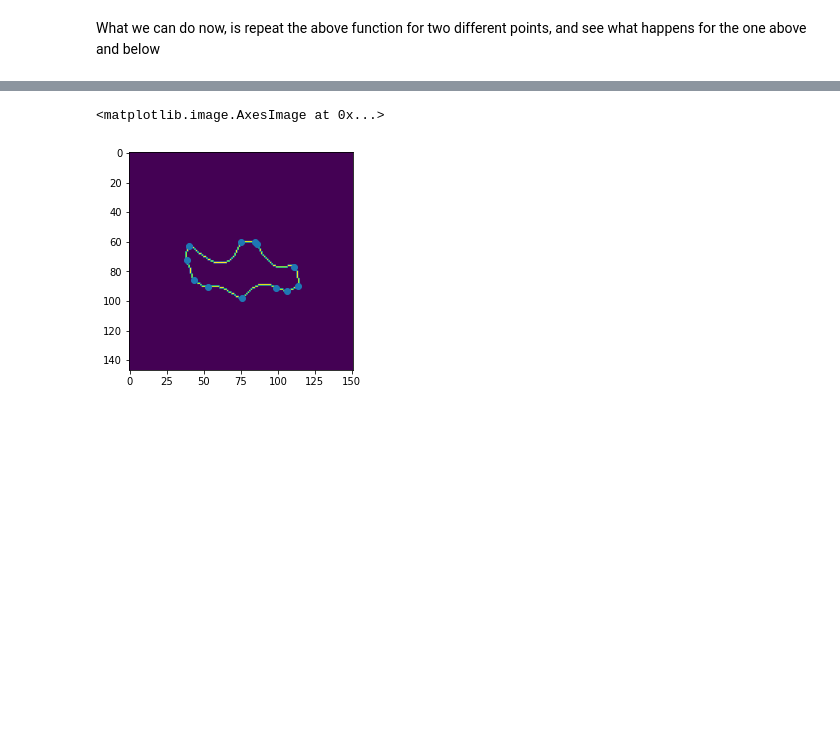
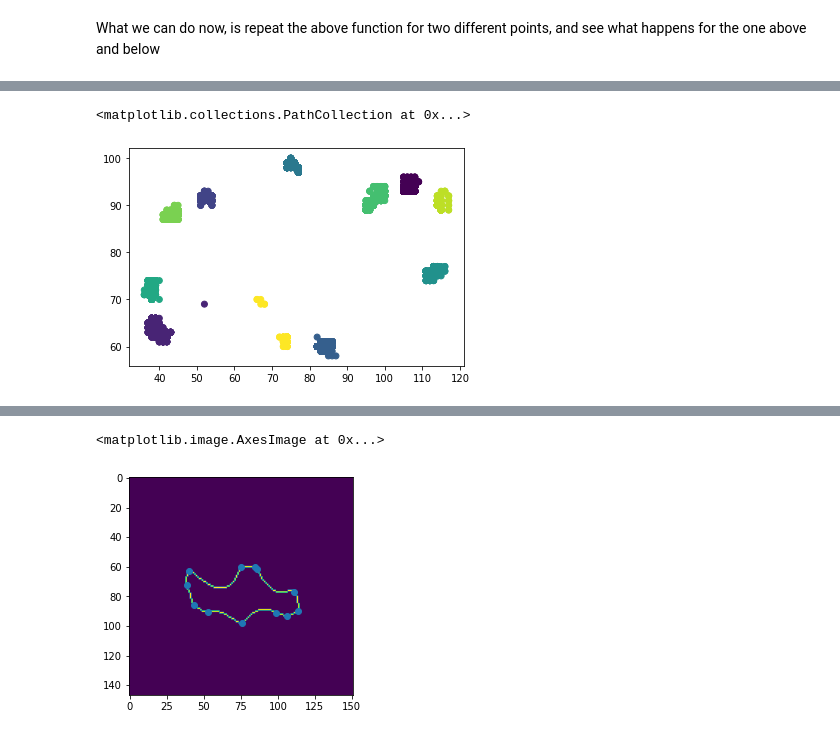
Before and after one commit to BiratalWagle/CellTensionFinal, a Jupyter notebook: Cellpose_Displacement_New.ipynb, the cells around one changed output, grey strips where cells are left out. Drawn from its saved outputs; the diff is of its cells as text; code cells hidden in the pictures; blank space fills up the shorter version.

```diff
--- a/Cellpose_Displacement_New.ipynb
+++ b/Cellpose_Displacement_New.ipynb
@@ -196,0 +182,7 @@ for k in range(len(M)):
+# %%
+allx["clusts2"] = clusts
+
+plt.scatter(allx[1], allx[0], c = allx["clusts2"])
+# %% [output]
+<matplotlib.collections.PathCollection at 0x...>
+[figure, added]
```
Also changed, not shown: parts of 33 cells of this notebook, 1 other file.
